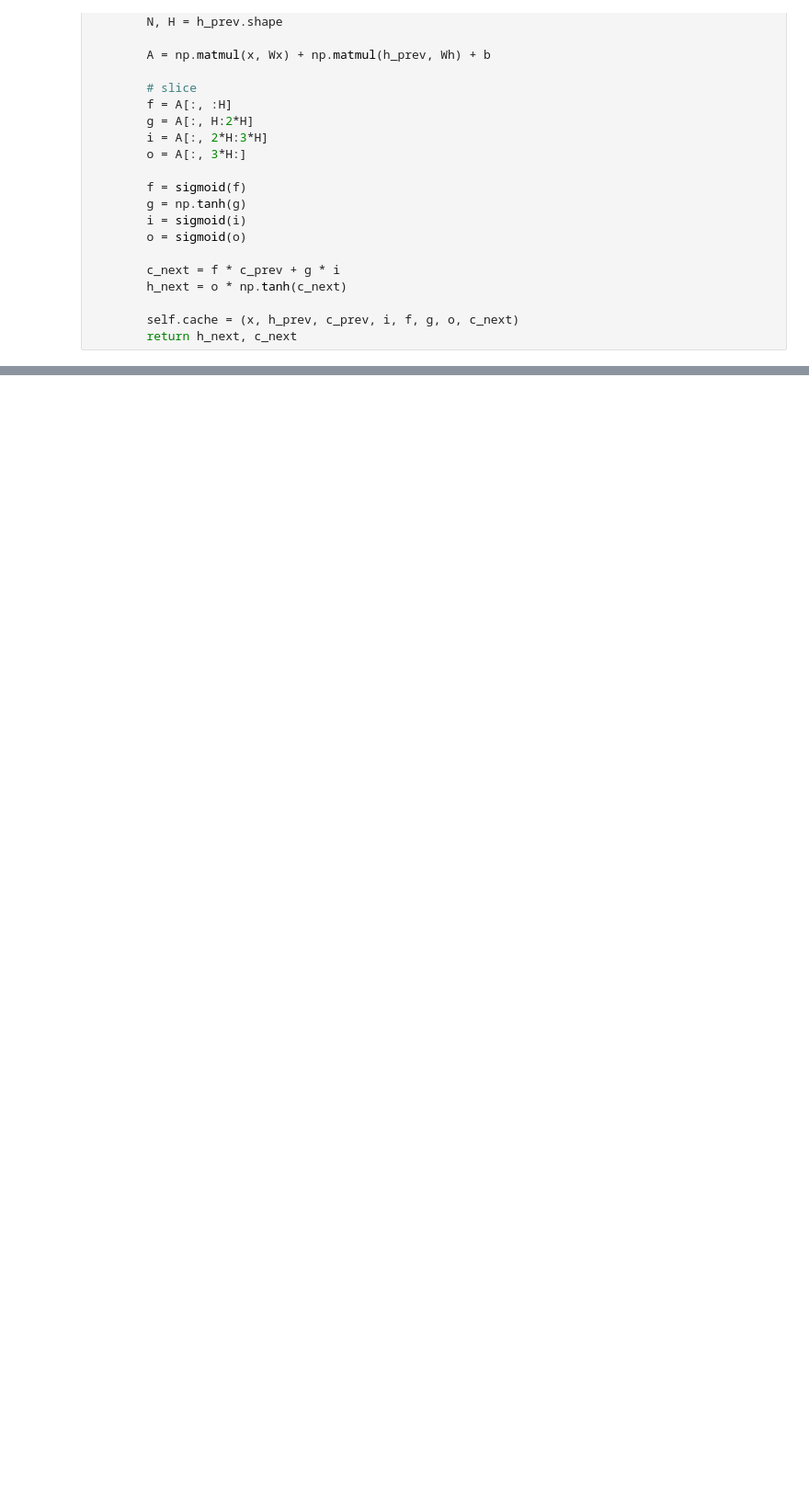
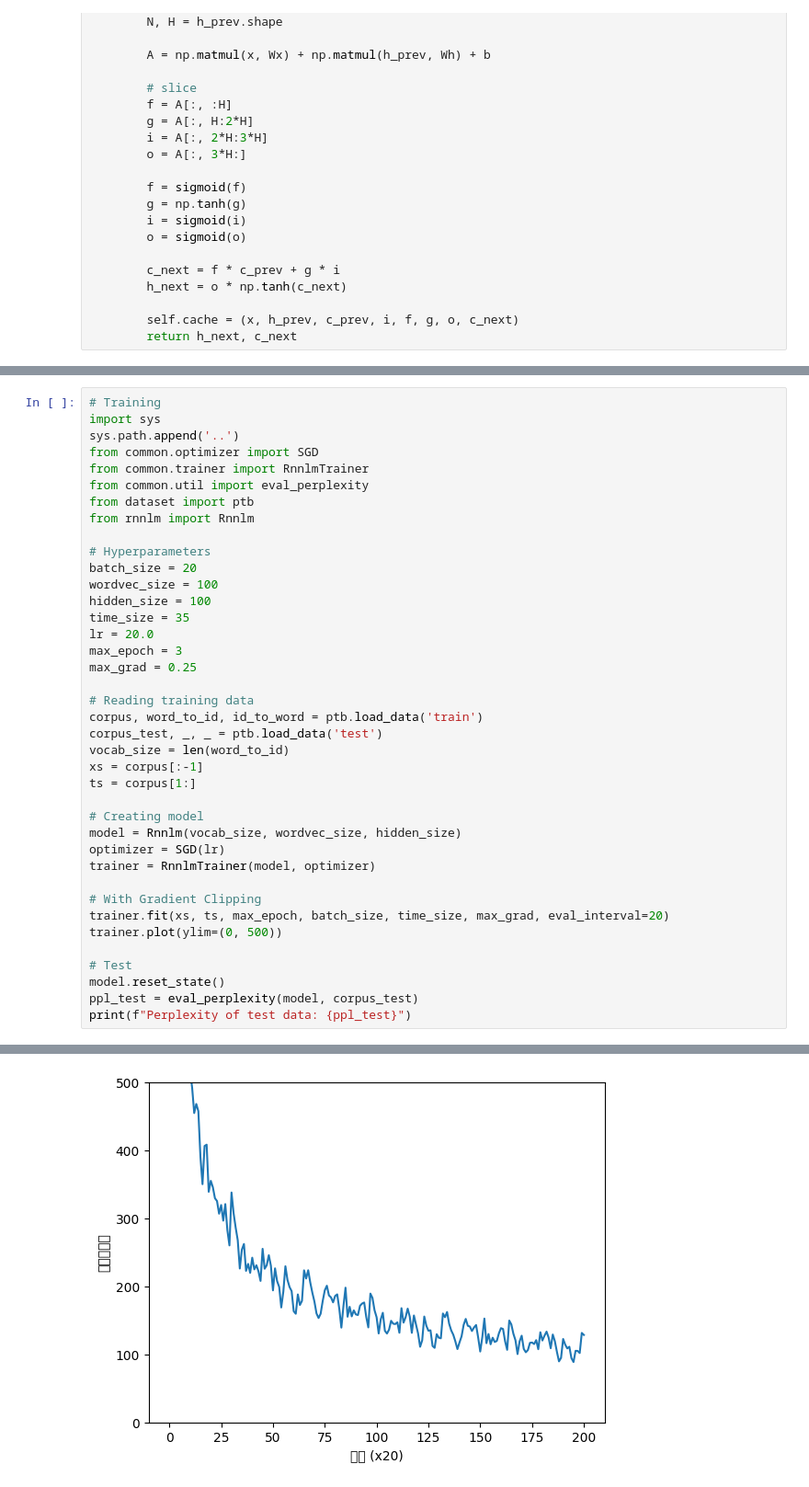
Before and after one commit to andrewc01/Deep-Learning-from-scratch, a Jupyter notebook: Book_2/2_6_RNN_with_gates.ipynb, the cells around one changed output, grey strips where cells are left out. Shown at 92% size. Cells and saved outputs as stored; diff of their text form; blank space fills up the shorter version.

```diff
--- a/Book_2/2_6_RNN_with_gates.ipynb
+++ b/Book_2/2_6_RNN_with_gates.ipynb
@@ -97,0 +208,40 @@ class LSTM:
+# %%
+# Training
+import sys
+sys.path.append('..')
+from common.optimizer import SGD
+from common.trainer import RnnlmTrainer
+from common.util import eval_perplexity
+from dataset import ptb
+from rnnlm import Rnnlm
+
+# Hyperparameters
+batch_size = 20
+wordvec_size = 100
+hidden_size = 100
+time_size = 35
+lr = 20.0
+max_epoch = 3
+max_grad = 0.25
+
+# Reading training data
+corpus, word_to_id, id_to_word = ptb.load_data('train')
+corpus_test, _, _ = ptb.load_data('test')
+vocab_size = len(word_to_id)
+xs = corpus[:-1]
+ts = corpus[1:]
+
+# Creating model
+model = Rnnlm(vocab_size, wordvec_size, hidden_size)
+optimizer = SGD(lr)
+trainer = RnnlmTrainer(model, optimizer)
+
+# With Gradient Clipping
+trainer.fit(xs, ts, max_epoch, batch_size, time_size, max_grad, eval_interval=20)
+trainer.plot(ylim=(0, 500))
+
+# Test
+model.reset_state()
+ppl_test = eval_perplexity(model, corpus_test)
+print(f"Perplexity of test data: {ppl_test}")
+# %% [output]
@@ -97,0 +265 @@ class LSTM:
+[figure, added]
```
Also changed, not shown: parts of 5 cells of this notebook, 3 other files.
